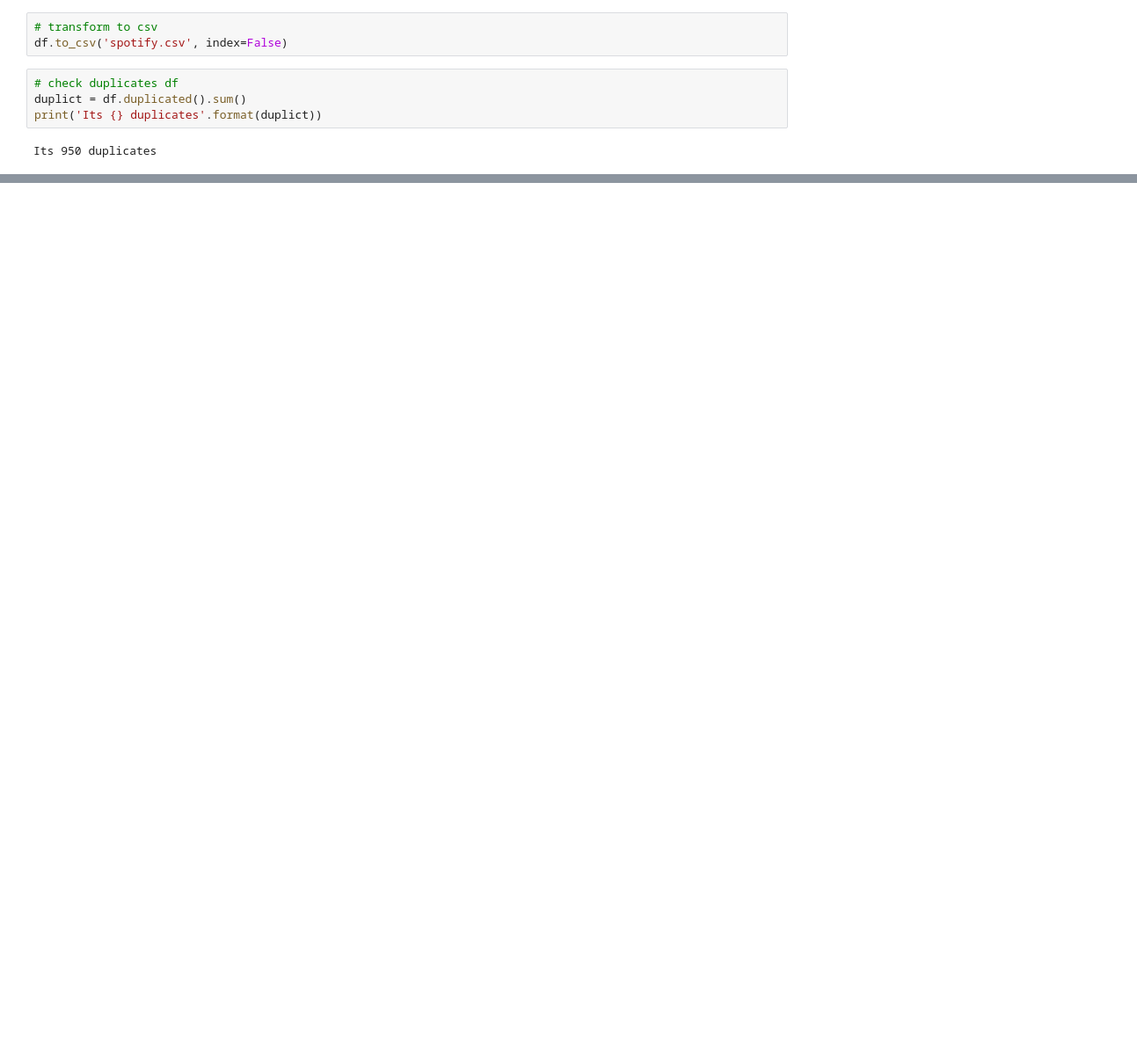
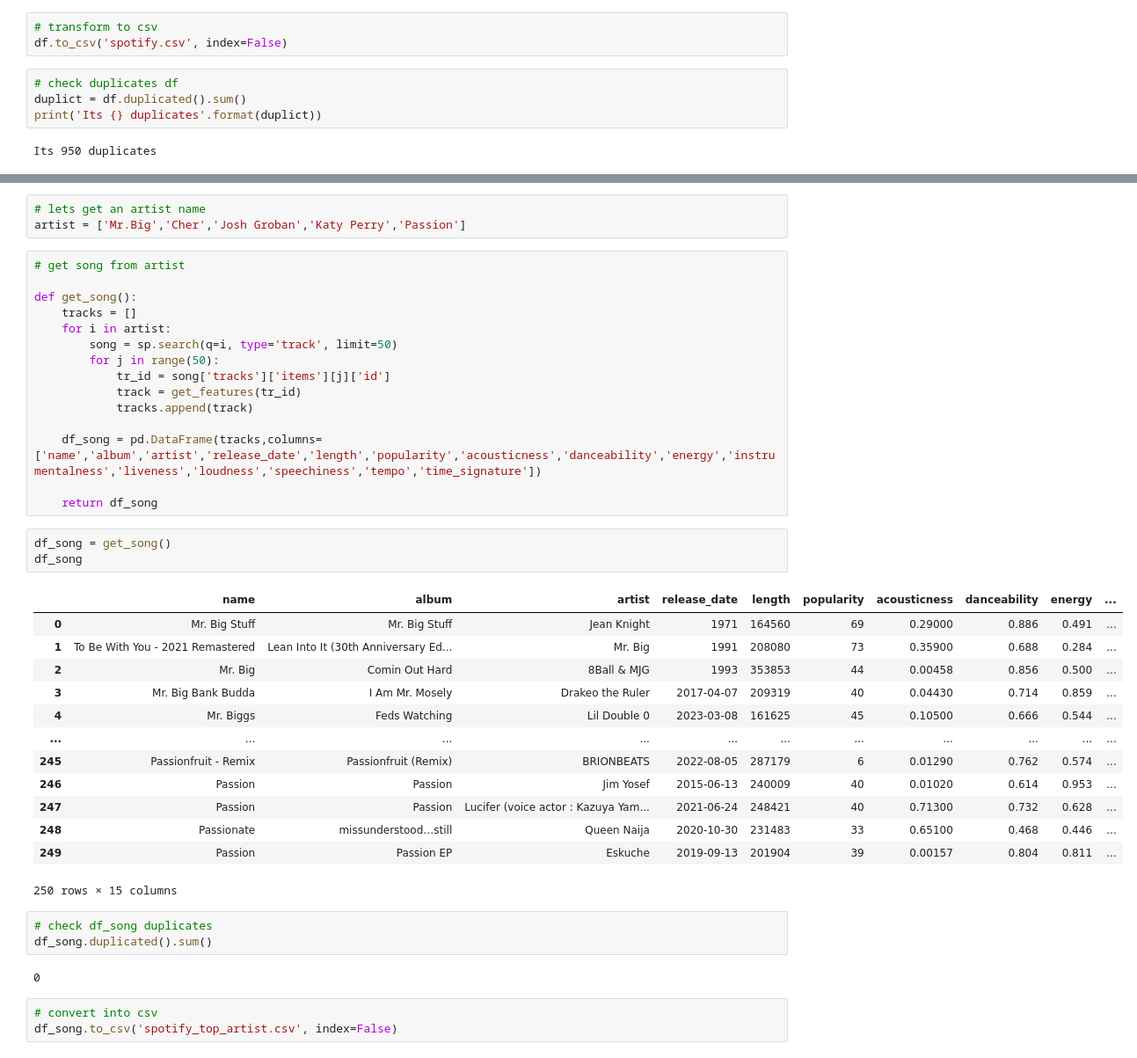
Before and after one commit to masendhy/spotify, a Jupyter notebook: spotify.ipynb, the cells around one changed output, grey strips where cells are left out. Shown at 88% size. Drawn from its saved outputs; the diff is of its cells as text; blank space fills up the shorter version.

```diff
--- a/spotify.ipynb
+++ b/spotify.ipynb
@@ -125,0 +139,43 @@ df.info
+# %%
+# lets get an artist name
+artist = ['Mr.Big','Cher','Josh Groban','Katy Perry','Passion']
+# %%
+# get song from artist
+
+def get_song():
+    tracks = []
+    for i in artist:
+        song = sp.search(q=i, type='track', limit=50)
+        for j in range(50):
+            tr_id = song['tracks']['items'][j]['id']
+            track = get_features(tr_id)
+            tracks.append(track)
+
+    df_song = pd.DataFrame(tracks,columns=['name','album','artist','release_date','length','popularity','acousticness','danceability','energy','instrumentalness','liveness','loudness','speechiness','tempo','time_signature'])
+
+    return df_song
+# %%
+df_song = get_song()
+df_song
+# %% [output]
+|  | name | album | artist | release_date | length | popularity | acousticness | danceability | energy | ... |
+| 0 | Mr. Big Stuff | Mr. Big Stuff | Jean Knight | 1971 | 164560 | 69 | 0.29000 | 0.886 | 0.491 | ... |
+| 1 | To Be With You - 2021 Remastered | Lean Into It (30th Anniversary Ed... | Mr. Big | 1991 | 208080 | 73 | 0.35900 | 0.688 | 0.284 | ... |
+| 2 | Mr. Big | Comin Out Hard | 8Ball & MJG | 1993 | 353853 | 44 | 0.00458 | 0.856 | 0.500 | ... |
+| 3 | Mr. Big Bank Budda | I Am Mr. Mosely | Drakeo the Ruler | 2017-04-07 | 209319 | 40 | 0.04430 | 0.714 | 0.859 | ... |
+| 4 | Mr. Biggs | Feds Watching | Lil Double 0 | 2023-03-08 | 161625 | 45 | 0.10500 | 0.666 | 0.544 | ... |
+| ... | ... | ... | ... | ... | ... | ... | ... | ... | ... | ... |
+| 245 | Passionfruit - Remix | Passionfruit (Remix) | BRIONBEATS | 2022-08-05 | 287179 | 6 | 0.01290 | 0.762 | 0.574 | ... |
+| 246 | Passion | Passion | Jim Yosef | 2015-06-13 | 240009 | 40 | 0.01020 | 0.614 | 0.953 | ... |
+| 247 | Passion | Passion | Lucifer (voice actor : Kazuya Yam... | 2021-06-24 | 248421 | 40 | 0.71300 | 0.732 | 0.628 | ... |
+| 248 | Passionate | missunderstood…still | Queen Naija | 2020-10-30 | 231483 | 33 | 0.65100 | 0.468 | 0.446 | ... |
+| 249 | Passion | Passion EP | Eskuche | 2019-09-13 | 201904 | 39 | 0.00157 | 0.804 | 0.811 | ... |
+250 rows × 15 columns
+# %%
+# check df_song duplicates
+df_song.duplicated().sum()
+# %% [output]
+0
+# %%
+# convert into csv
+df_song.to_csv('spotify_top_artist.csv', index=False)
```
Also changed, not shown: parts of 10 cells of this notebook, 4 other files.
